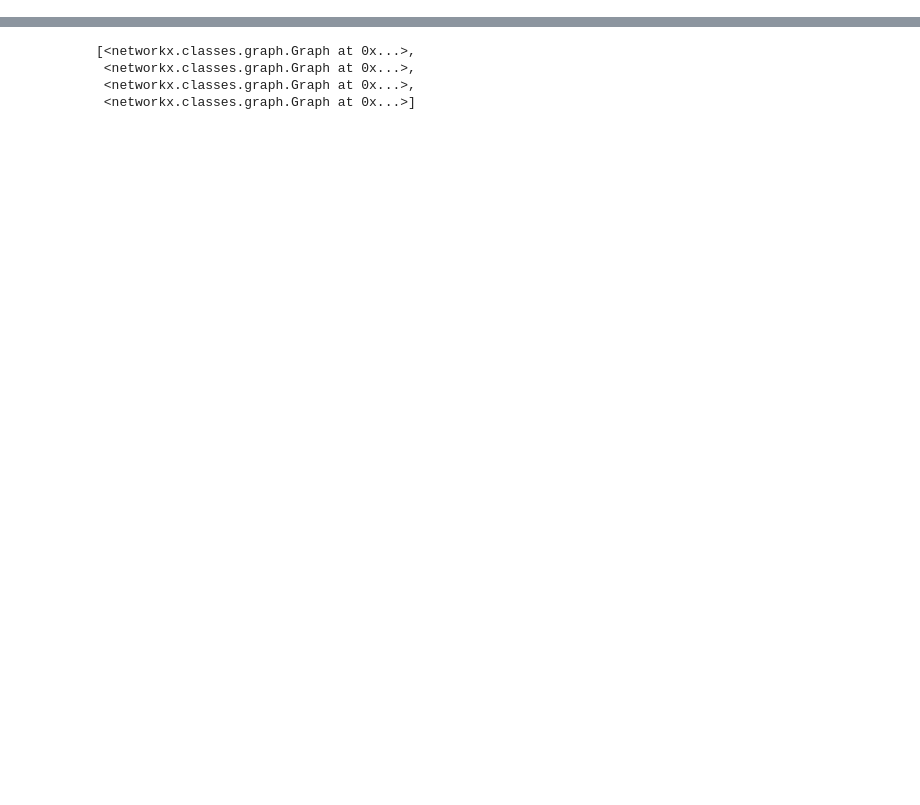
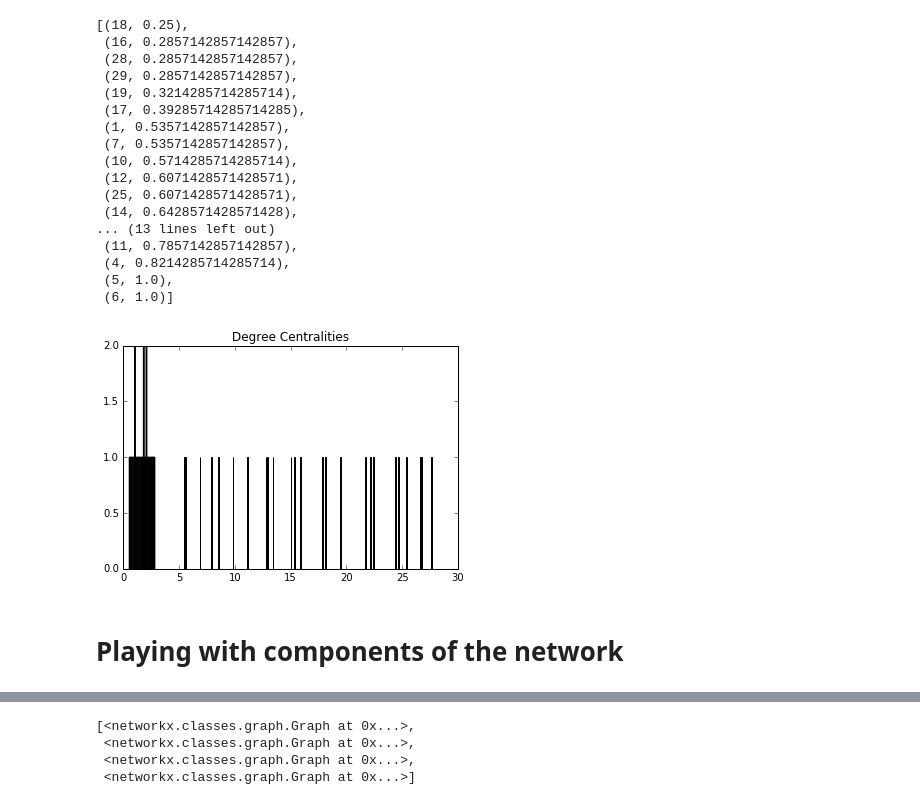
Before and after one commit to womenindatascienceatx/wids_network_analysis, a Jupyter notebook: network_analysis.ipynb, the cells around one changed output, grey strips where cells are left out. Drawn from its saved outputs; the diff is of its cells as text; code cells hidden in the pictures; blank space fills up the shorter version.

```diff
--- a/network_analysis.ipynb
+++ b/network_analysis.ipynb
@@ -46,10 +46,31 @@ nx.draw_spectral(G)
 # %%
 degree_centralities = nx.degree_centrality(G)
 sorted_degree_cent = sorted(degree_centralities.items(), key=operator.itemgetter(1))
-# # plt.hist(degree_centralities)
-# # # Set the plot title.
-# # plt.title('Degree Centralities')
+plt.hist(sorted_degree_cent)
+# Set the plot title.
+plt.title('Degree Centralities')
 sorted_degree_cent
+# %% [output]
+[(18, 0.25),
+ (16, 0.2857142857142857),
+ (28, 0.2857142857142857),
+ (29, 0.2857142857142857),
+ (19, 0.3214285714285714),
+ (17, 0.39285714285714285),
+ (1, 0.5357142857142857),
+ (7, 0.5357142857142857),
+ (10, 0.5714285714285714),
+ (12, 0.6071428571428571),
+ (25, 0.6071428571428571),
+ (14, 0.6428571428571428),
+... (13 lines left out)
+ (11, 0.7857142857142857),
+ (4, 0.8214285714285714),
+ (5, 1.0),
+ (6, 1.0)]
+[figure, added]
+# %% [markdown]
+# Playing with components of the network
 # %%
 def extract_neighbor_edges2(G, node):
     neighbors = G.neighbors(node)
```
Also changed, not shown: parts of 21 cells of this notebook.
